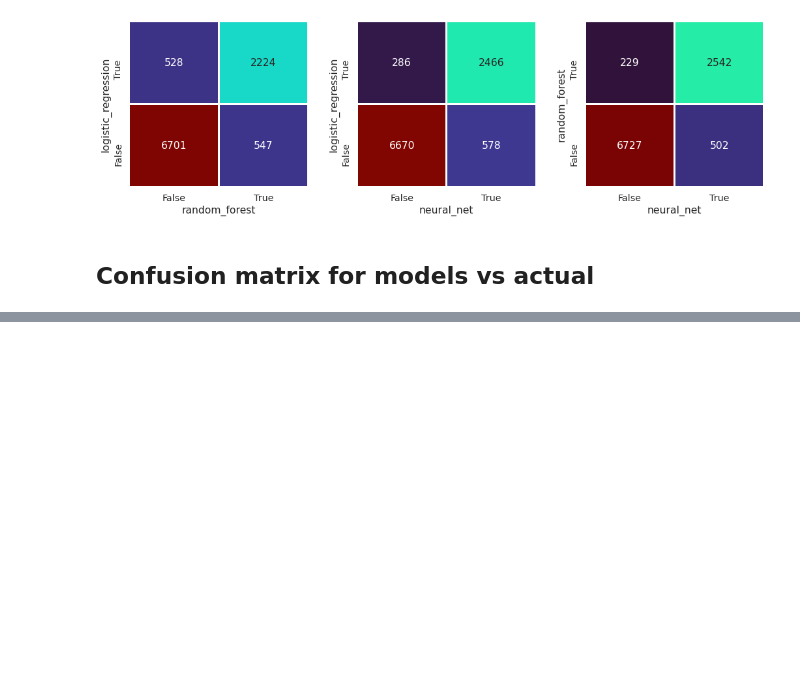
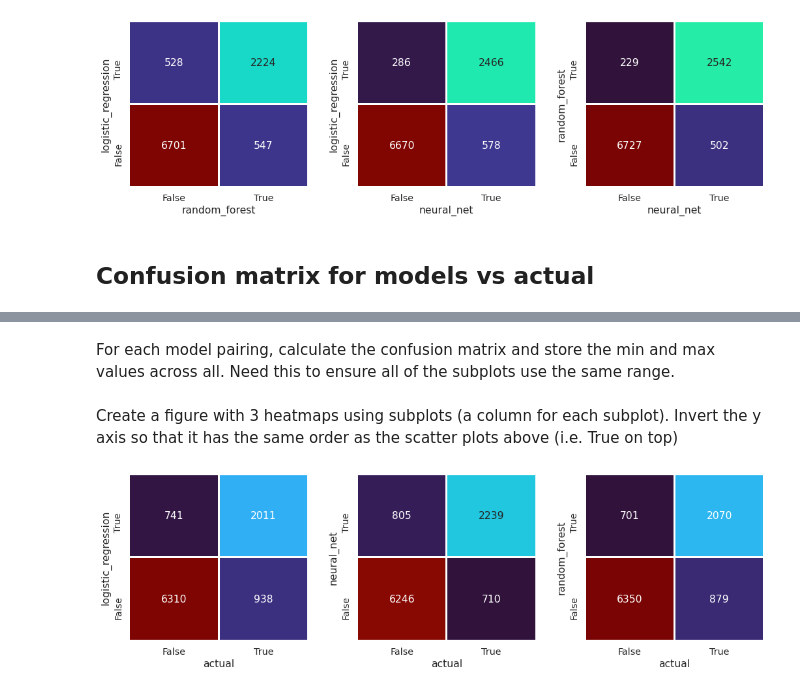
Before and after one commit to samuel-book/samuel-1, a Jupyter notebook: _sources/ensemble/compare_model_outputs.ipynb, the cells around one changed output, grey strips where cells are left out. Cells and saved outputs as stored; diff of their text form; code cells hidden in the pictures; blank space fills up the shorter version.

```diff
--- a/_sources/ensemble/compare_model_outputs.ipynb
+++ b/_sources/ensemble/compare_model_outputs.ipynb
@@ -243,0 +247,4 @@ plt.show()
+# %%
+df_prediction["actual"] = model_probs_test["actual"]
+df_prediction["actual"].replace({1: True, 0: False}, inplace=True)
+df_prediction.head()
@@ -243,0 +258,42 @@ plt.show()
+# %% [markdown]
+For each model pairing, calculate the confusion matrix and store the min and max values across all. Need this to ensure all of the subplots use the same range.
+# %%
+model_pairings = [["logistic_regression","actual"],
+                  ["neural_net", "actual"],
+                  ["random_forest","actual"]]
+
+v_min, v_max = get_min_max_cm(df_prediction, model_pairings)
+# %% [markdown]
+Create a figure with 3 heatmaps using subplots (a column for each subplot).
+Invert the y axis so that it has the same order as the scatter plots above (i.e. True on top)
+# %%
+plt.figure(figsize=(15,5))
+
+# set label size
+sn.set(font_scale=1.3)
+
+c_bar = False
+for i in range(len(model_pairings)):
+    plt.subplot(1,3,i+1)
+
+    cm = confusion_matrix(df_prediction,
+                          model_pairings[i][0],
+                          model_pairings[i][1])
+
+    # for the last plot, show the color bar
+    #if i == (len(model_pairings)-1):
+    #   c_bar = True
+
+    # plot the heatmap
+    sn.heatmap(cm, annot=True, cbar=c_bar, cmap = "turbo",
+                    linecolor="w", linewidths=2, fmt='g',
+                    vmin=v_min, vmax=v_max)
+
+    # invert the y axis
+    plt.gca().invert_yaxis()
+
+plt.tight_layout(pad=2)
+plt.savefig('./ensemble_output/confusion_matrix_actual.png', dpi=300)
+plt.show()
+# %% [output]
+[figure, added]
```
Also changed, not shown: parts of 3 cells of this notebook, 6 other files.
